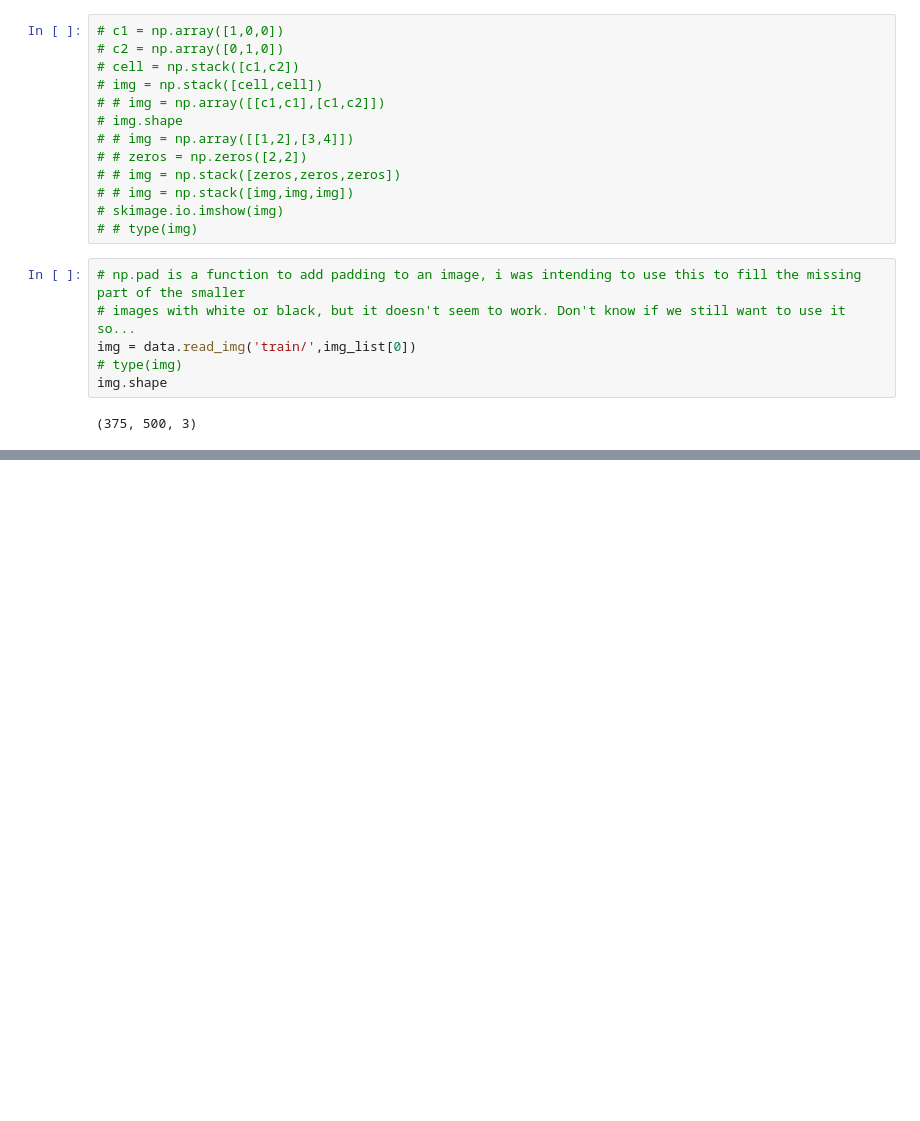
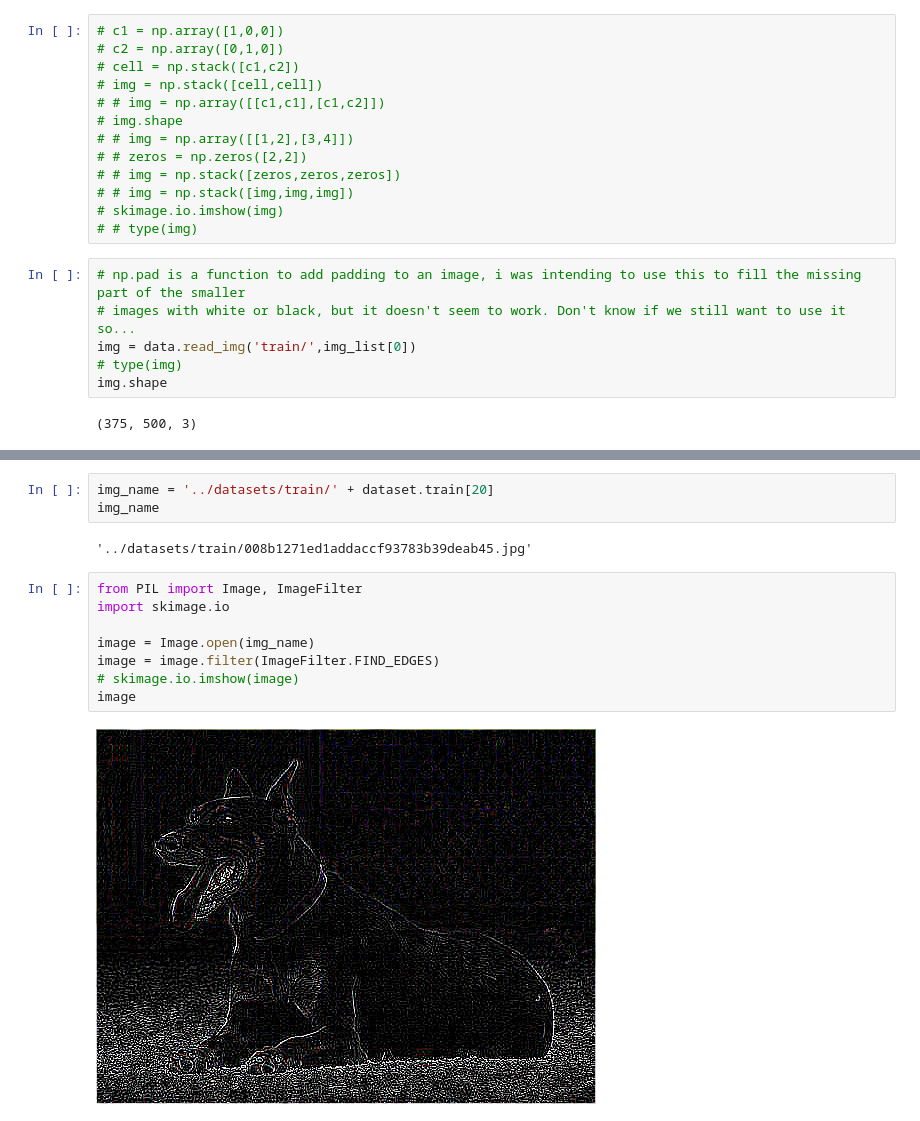
Before and after one commit to voschezang/trash-image-classification, a Jupyter notebook: src/crop-images.ipynb, the cells around one changed output, grey strips where cells are left out. Drawn from its saved outputs; the diff is of its cells as text; blank space fills up the shorter version.

```diff
--- a/src/crop-images.ipynb
+++ b/src/crop-images.ipynb
@@ -161,0 +159,15 @@ skimage.io.imshow(img)
+# %%
+img_name = '../datasets/train/' + dataset.train[20]
+img_name
+# %% [output]
+'../datasets/train/008b1271ed1addaccf93783b39deab45.jpg'
+# %%
+from PIL import Image, ImageFilter
+import skimage.io
+
+image = Image.open(img_name)
+image = image.filter(ImageFilter.FIND_EDGES)
+# skimage.io.imshow(image)
+image
+# %% [output]
+[figure, added]
```
Also changed, not shown: parts of 5 cells of this notebook, 1 other file.
